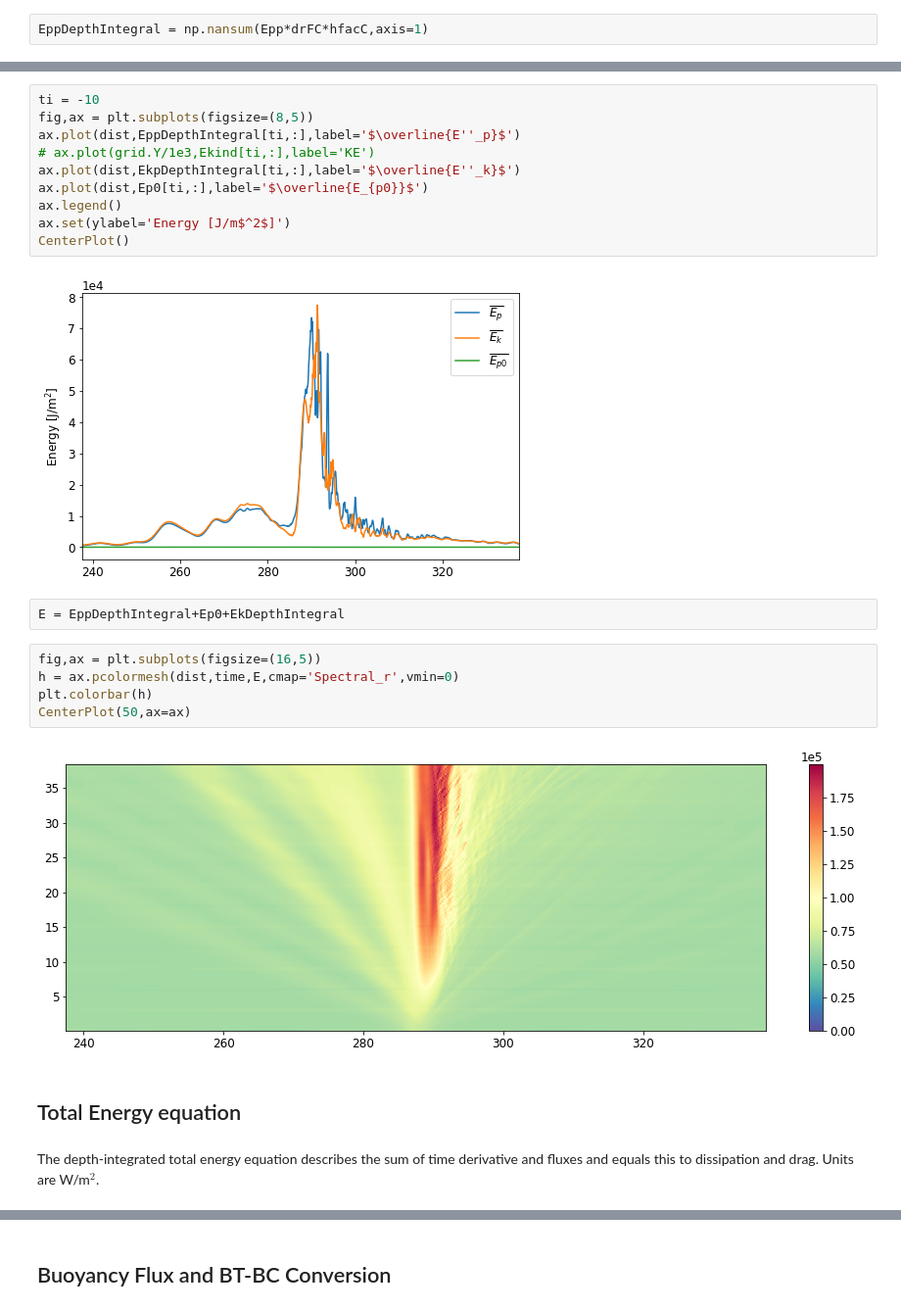
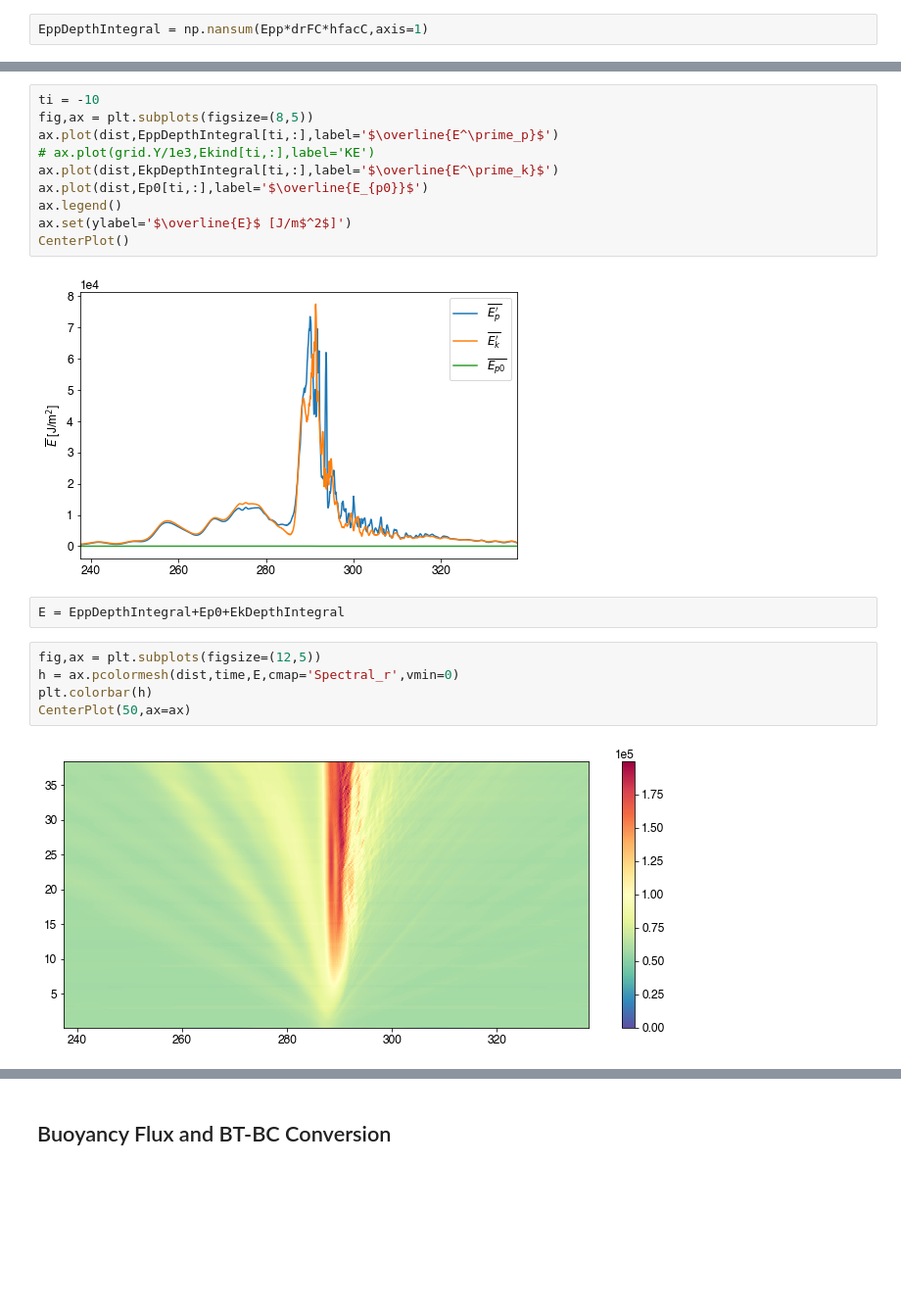
Before and after one commit to gunnarvoet/flow-across-bump, a Jupyter notebook: analysis/bump_analysis_energy.ipynb, the cells around one changed output, grey strips where cells are left out. Shown at 98% size. Drawn from its saved outputs; the diff is of its cells as text; blank space fills up the shorter version.

```diff
--- a/analysis/bump_analysis_energy.ipynb
+++ b/analysis/bump_analysis_energy.ipynb
@@ -365,25 +357,21 @@ plt.colorbar(h,ax=ax)
 # %%
 ti = -10
 fig,ax = plt.subplots(figsize=(8,5))
-ax.plot(dist,EppDepthIntegral[ti,:],label='$\overline{E''_p}$')
+ax.plot(dist,EppDepthIntegral[ti,:],label='$\overline{E^\prime_p}$')
 # ax.plot(grid.Y/1e3,Ekind[ti,:],label='KE')
-ax.plot(dist,EkpDepthIntegral[ti,:],label='$\overline{E''_k}$')
+ax.plot(dist,EkpDepthIntegral[ti,:],label='$\overline{E^\prime_k}$')
 ax.plot(dist,Ep0[ti,:],label='$\overline{E_{p0}}$')
 ax.legend()
-ax.set(ylabel='Energy [J/m$^2$]')
+ax.set(ylabel='$\overline{E}$ [J/m$^2$]')
 CenterPlot()
 # %% [output]
-[figure, old version]
+[figure, new version]
 # %%
 E = EppDepthIntegral+Ep0+EkDepthIntegral
 # %%
-fig,ax = plt.subplots(figsize=(16,5))
+fig,ax = plt.subplots(figsize=(12,5))
 h = ax.pcolormesh(dist,time,E,cmap='Spectral_r',vmin=0)
 plt.colorbar(h)
 CenterPlot(50,ax=ax)
 # %% [output]
-[figure, old version]
+[figure, new version]
-# %% [markdown]
-## Total Energy equation
-# %% [markdown]
-The depth-integrated total energy equation describes the sum of time derivative and fluxes and equals this to dissipation and drag. Units are W/m$^2$.
```
Also changed, not shown: parts of 105 cells of this notebook.
